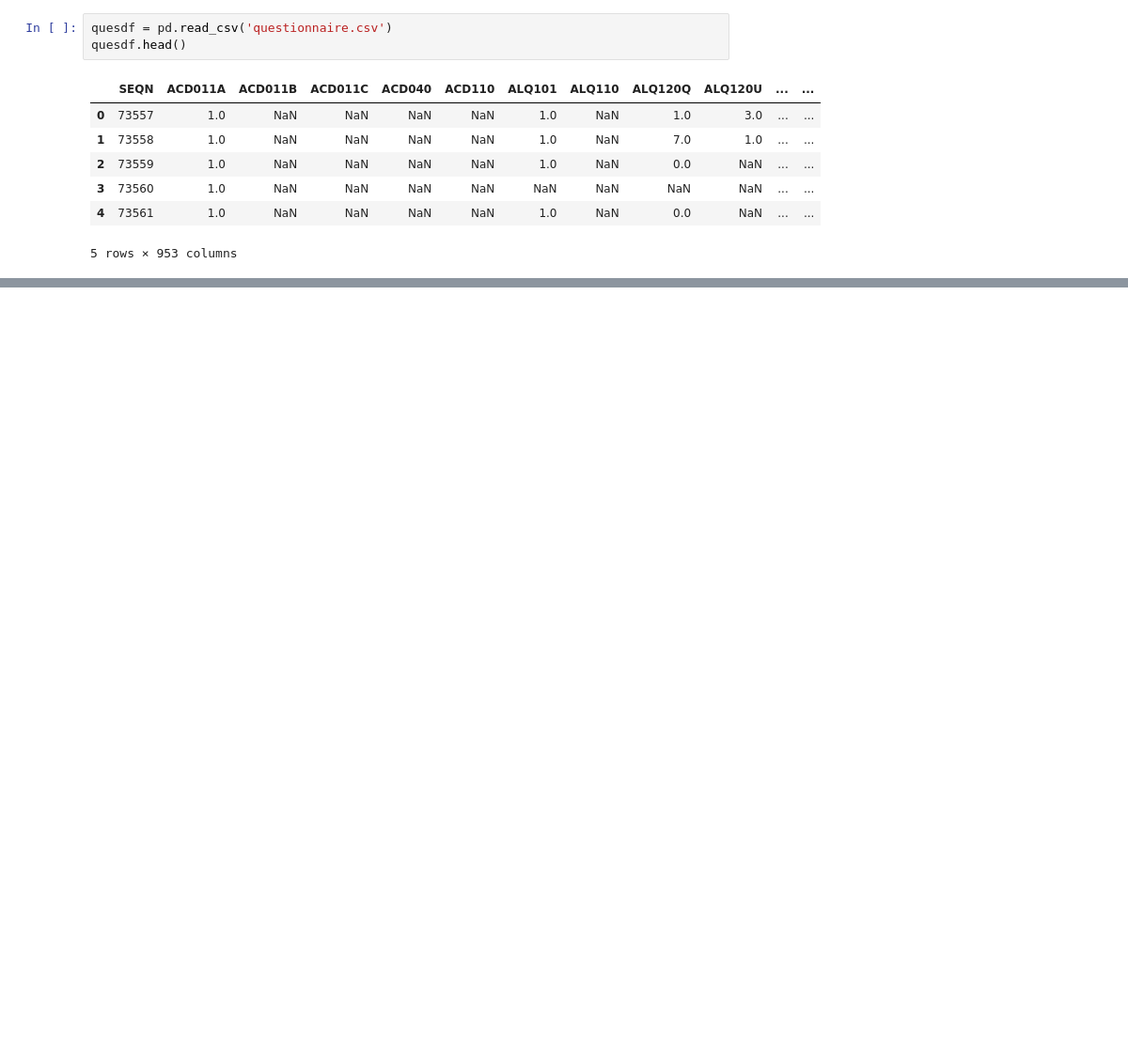
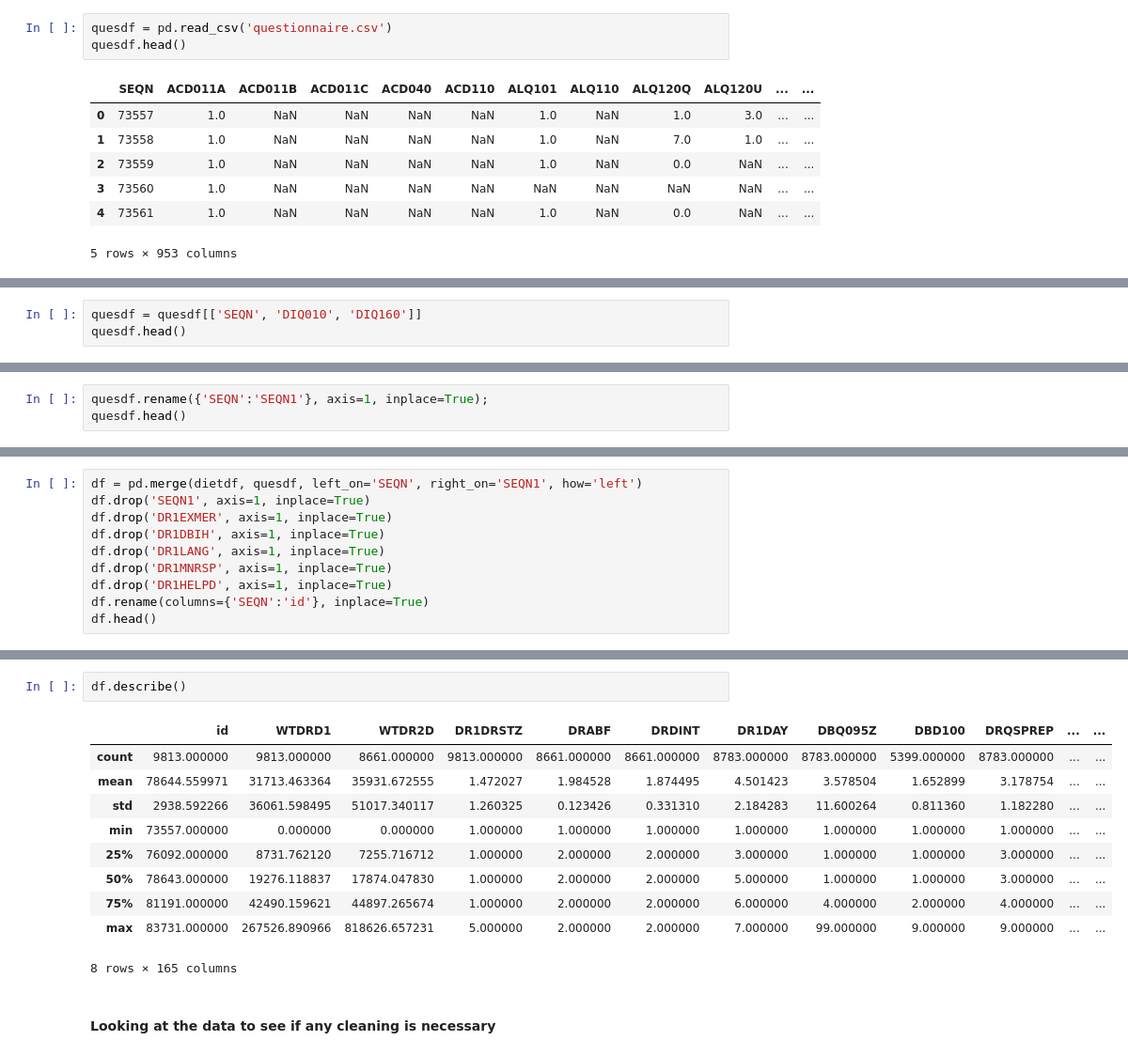
Before and after one commit to Cheffrey2000/dsc-mod-5-project-online-ds-ft-090919, a Jupyter notebook: Data Exploration.ipynb, the cells around one changed output, grey strips where cells are left out. Shown: that part at 94% size. Cells and saved outputs as stored; diff of their text form; blank space fills up the shorter version.

Commit message:
Completed data cleaning and began model setup

```diff
--- a/Data Exploration.ipynb
+++ b/Data Exploration.ipynb
@@ -51,0 +54,3 @@ quesdf.head()
+# %%
+quesdf = quesdf[['SEQN', 'DIQ010', 'DIQ160']]
+quesdf.head()
@@ -51,0 +66,3 @@ quesdf.head()
+# %%
+quesdf.rename({'SEQN':'SEQN1'}, axis=1, inplace=True);
+quesdf.head()
@@ -51,0 +84,10 @@ quesdf.head()
+# %%
+df = pd.merge(dietdf, quesdf, left_on='SEQN', right_on='SEQN1', how='left')
+df.drop('SEQN1', axis=1, inplace=True)
+df.drop('DR1EXMER', axis=1, inplace=True)
+df.drop('DR1DBIH', axis=1, inplace=True)
+df.drop('DR1LANG', axis=1, inplace=True)
+df.drop('DR1MNRSP', axis=1, inplace=True)
+df.drop('DR1HELPD', axis=1, inplace=True)
+df.rename(columns={'SEQN':'id'}, inplace=True)
+df.head()
@@ -51,0 +102,15 @@ quesdf.head()
+# %%
+df.describe()
+# %% [output]
+|  | id | WTDRD1 | WTDR2D | DR1DRSTZ | DRABF | DRDINT | DR1DAY | DBQ095Z | DBD100 | DRQSPREP | ... | ... |
+| count | 9813.000000 | 9813.000000 | 8661.000000 | 9813.000000 | 8661.000000 | 8661.000000 | 8783.000000 | 8783.000000 | 5399.000000 | 8783.000000 | ... | ... |
+| mean | 78644.559971 | 31713.463364 | 35931.672555 | 1.472027 | 1.984528 | 1.874495 | 4.501423 | 3.578504 | 1.652899 | 3.178754 | ... | ... |
+| std | 2938.592266 | 36061.598495 | 51017.340117 | 1.260325 | 0.123426 | 0.331310 | 2.184283 | 11.600264 | 0.811360 | 1.182280 | ... | ... |
+| min | 73557.000000 | 0.000000 | 0.000000 | 1.000000 | 1.000000 | 1.000000 | 1.000000 | 1.000000 | 1.000000 | 1.000000 | ... | ... |
+| 25% | 76092.000000 | 8731.762120 | 7255.716712 | 1.000000 | 2.000000 | 2.000000 | 3.000000 | 1.000000 | 1.000000 | 3.000000 | ... | ... |
+| 50% | 78643.000000 | 19276.118837 | 17874.047830 | 1.000000 | 2.000000 | 2.000000 | 5.000000 | 1.000000 | 1.000000 | 3.000000 | ... | ... |
+| 75% | 81191.000000 | 42490.159621 | 44897.265674 | 1.000000 | 2.000000 | 2.000000 | 6.000000 | 4.000000 | 2.000000 | 4.000000 | ... | ... |
+| max | 83731.000000 | 267526.890966 | 818626.657231 | 5.000000 | 2.000000 | 2.000000 | 7.000000 | 99.000000 | 9.000000 | 9.000000 | ... | ... |
+8 rows × 165 columns
+# %% [markdown]
+#### Looking at the data to see if any cleaning is necessary
```
Also changed, not shown: parts of 21 cells of this notebook, 2 other files.
